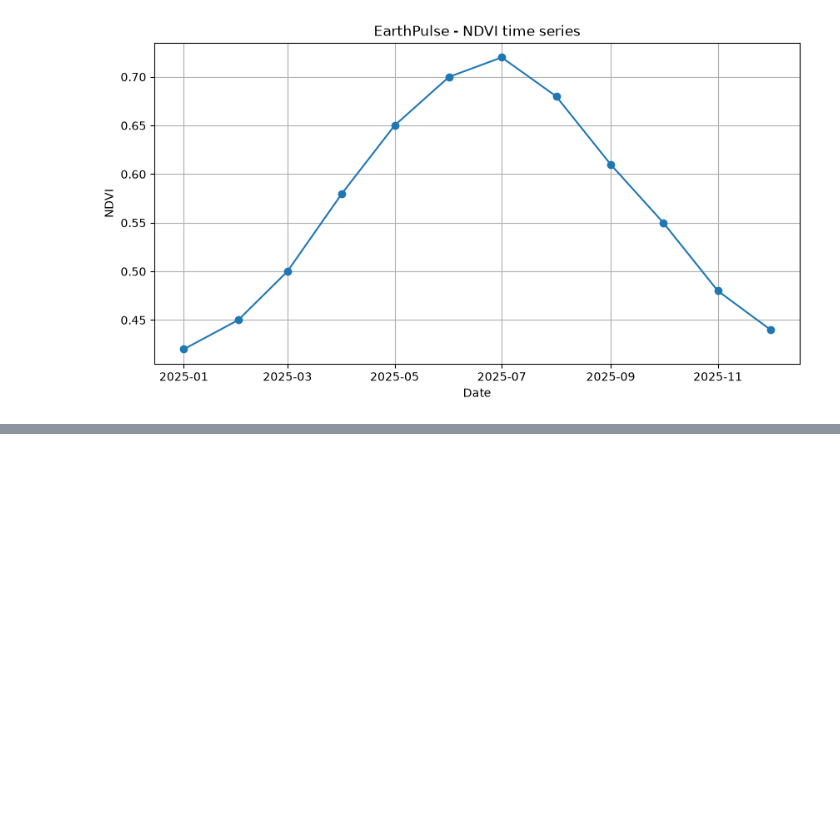
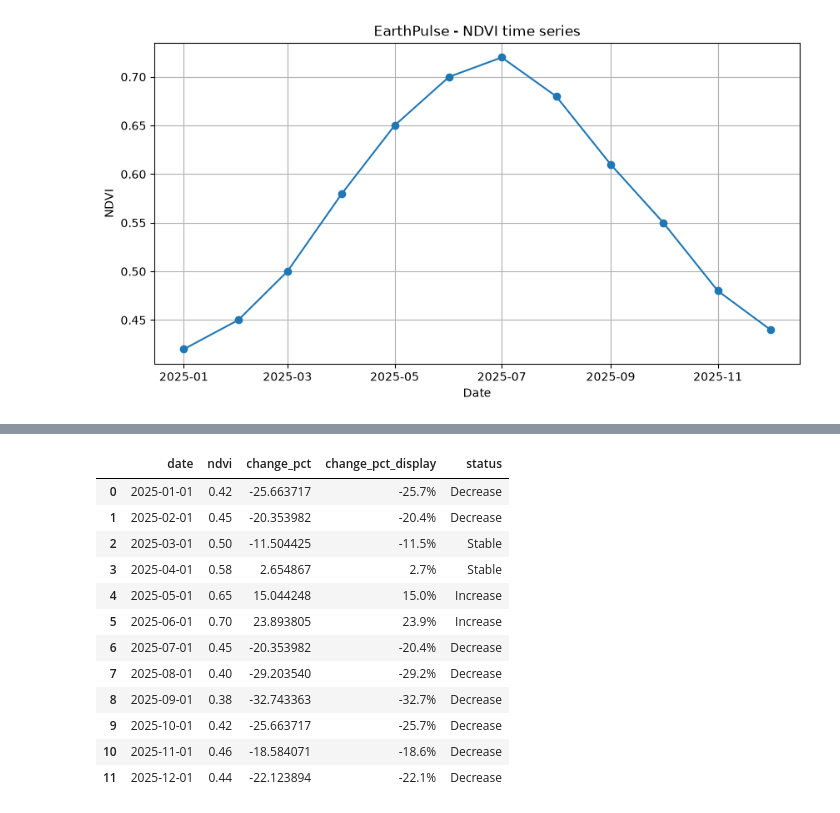
Before and after one commit to giovmar-source/earthpulse, a Jupyter notebook: notebooks/01_ndvi_basics.ipynb, the cells around one changed output, grey strips where cells are left out. Cells and saved outputs as stored; diff of their text form; code cells hidden in the pictures; blank space fills up the shorter version.

```diff
--- a/notebooks/01_ndvi_basics.ipynb
+++ b/notebooks/01_ndvi_basics.ipynb
@@ -71,0 +123,25 @@ plt.show()
+# %%
+# Formattiamo la variazione percentuale per una visualizzazione più leggibile.
+# Manteniamo il valore numerico originale in "change_pct".
+
+df_event["change_pct_display"] = (
+    df_event["change_pct"].round(1).astype(str) + "%"
+)
+
+df_event[
+    ["date", "ndvi", "change_pct", "change_pct_display", "status"]
+]
+# %% [output]
+|  | date | ndvi | change_pct | change_pct_display | status |
+| 0 | 2025-01-01 | 0.42 | -25.663717 | -25.7% | Decrease |
+| 1 | 2025-02-01 | 0.45 | -20.353982 | -20.4% | Decrease |
+| 2 | 2025-03-01 | 0.50 | -11.504425 | -11.5% | Stable |
+| 3 | 2025-04-01 | 0.58 | 2.654867 | 2.7% | Stable |
+| 4 | 2025-05-01 | 0.65 | 15.044248 | 15.0% | Increase |
+| 5 | 2025-06-01 | 0.70 | 23.893805 | 23.9% | Increase |
+| 6 | 2025-07-01 | 0.45 | -20.353982 | -20.4% | Decrease |
+| 7 | 2025-08-01 | 0.40 | -29.203540 | -29.2% | Decrease |
+| 8 | 2025-09-01 | 0.38 | -32.743363 | -32.7% | Decrease |
+| 9 | 2025-10-01 | 0.42 | -25.663717 | -25.7% | Decrease |
+| 10 | 2025-11-01 | 0.46 | -18.584071 | -18.6% | Decrease |
+| 11 | 2025-12-01 | 0.44 | -22.123894 | -22.1% | Decrease |
```
Also changed, not shown: parts of 13 cells of this notebook.
